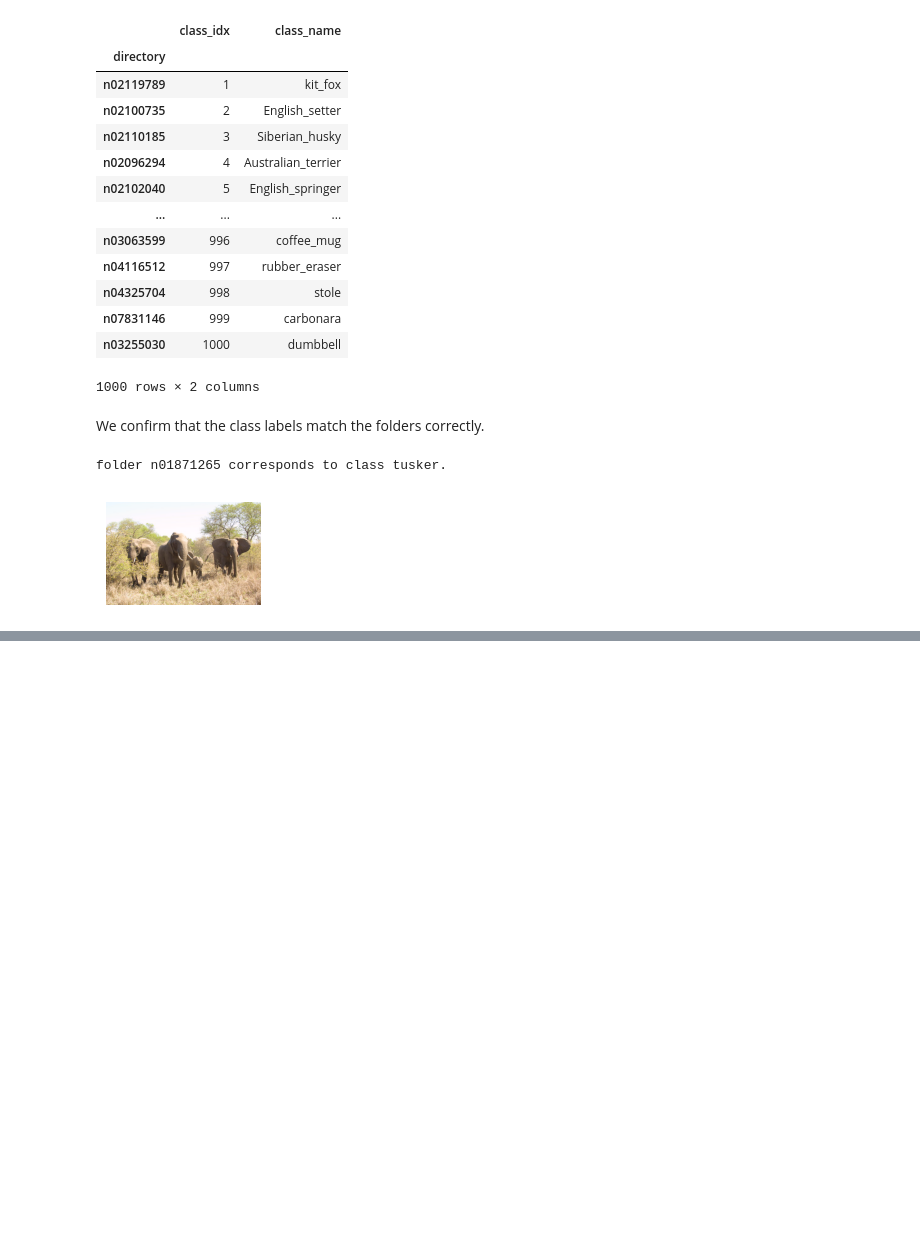
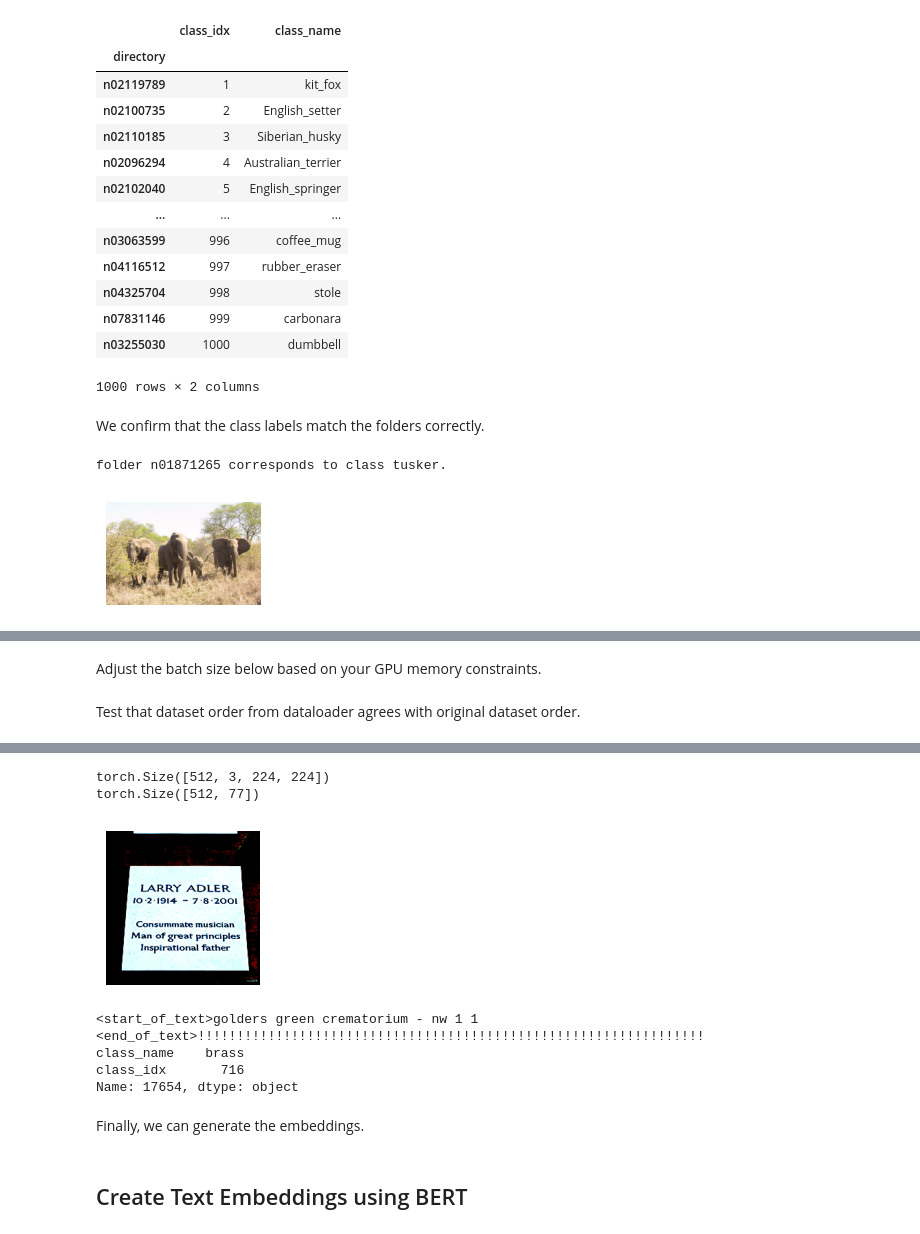
Before and after one commit to ronakdm/balancing, a Jupyter notebook: notebooks/create_imagenet_captions.ipynb, the cells around one changed output, grey strips where cells are left out. Saved outputs shown, nothing was run; the diff lists cells and outputs as text; code cells hidden in the pictures; blank space fills up the shorter version.

Commit message:
Creating imagenet captions.

```diff
--- a/notebooks/create_imagenet_captions.ipynb
+++ b/notebooks/create_imagenet_captions.ipynb
@@ -84,0 +85,12 @@ We use three different embedding models: CLIP, BERT, and GPT-2.
+# %%
+def add_class_columns(df):
+    df['directory'] = df['filepath'].map(lambda x: os.path.split(x)[0].split("/")[-1])
+    df['class_name'] = df['directory'].map(lambda x: class_df.loc[x]['class_name'])
+    df['class_idx'] = df['directory'].map(lambda x: class_df.loc[x]['class_idx'])
+    return df
+
+train_df = add_class_columns(train_df)
+val_df = add_class_columns(val_df)
+
+train_class_labels = train_df[["class_name", "class_idx"]]
+val_class_labels = val_df[["class_name", "class_idx"]]
@@ -113,3 +135,5 @@ params = [
 ]
 args = parse_args(params)
 args.distributed = False
+# %% [markdown]
+Adjust the batch size below based on your GPU memory constraints.
@@ -115,0 +168,26 @@ args.distributed = False
+# %% [markdown]
+Test that dataset order from dataloader agrees with original dataset order.
+# %%
+for i, batch in enumerate(dataloader):
+    idx, images, texts = batch
+    break
+
+print(images.shape)
+print(texts.shape)
+
+batch_id = 0
+
+# show image from dataloader
+img = images[batch_id].numpy().transpose([1, 2, 0])
+fig, ax = plt.subplots(figsize=(2, 2))
+ax.axis("off")
+ax.imshow(img)
+plt.show()
+
+# show decoded text from dataloader
+txt = texts[batch_id]
+print(tokenizer.decode([elem.item() for elem in txt]))
+
+# show caption for dataset
+print(train_class_labels.loc[idx[batch_id].item()])
+# %% [output]
@@ -115,0 +195,9 @@ args.distributed = False
+torch.Size([512, 3, 224, 224])
+torch.Size([512, 77])
+[figure, added]
+<start_of_text>golders green crematorium - nw 1 1 <end_of_text>!!!!!!!!!!!!!!!!!!!!!!!!!!!!!!!!!!!!!!!!!!!!!!!!!!!!!!!!!!!!!!!!!
+class_name    brass
+class_idx       716
+Name: 17654, dtype: object
+# %% [markdown]
+Finally, we can generate the embeddings.
@@ -115,0 +236,2 @@ args.distributed = False
+# %% [markdown]
+## Create Text Embeddings using BERT
```
Also changed, not shown: parts of 33 cells of this notebook.
